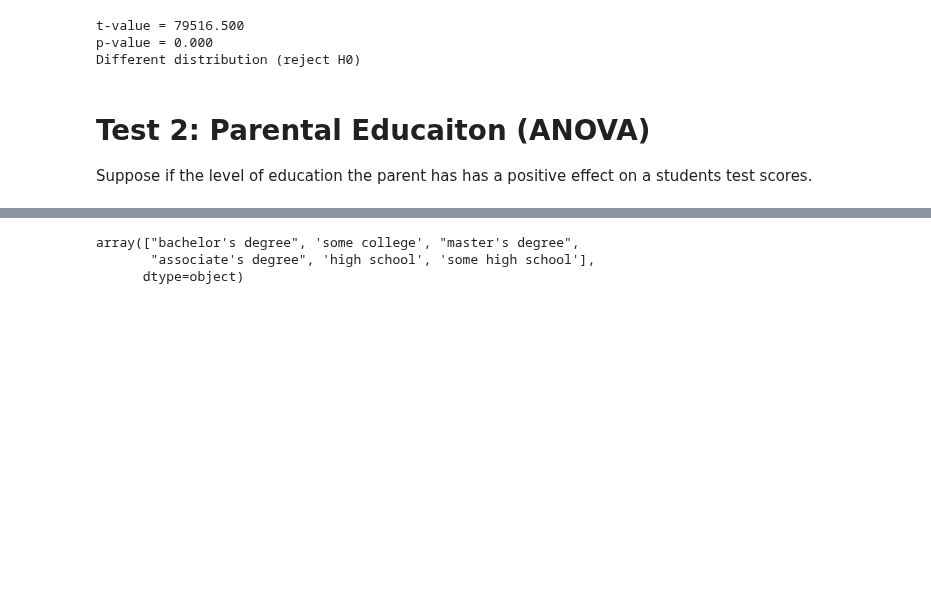
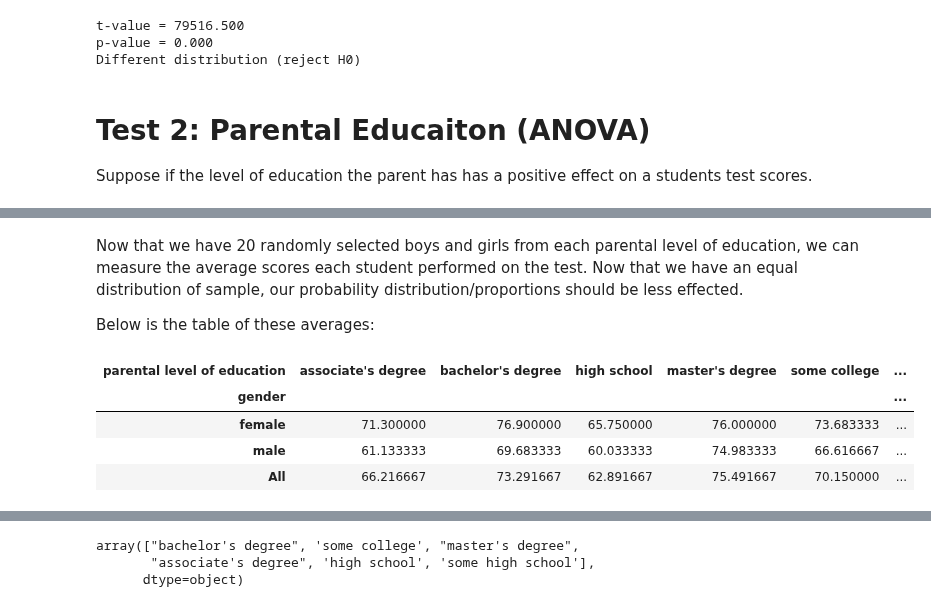
Before and after one commit to naivelogic/Machine_Learning_Notebooks, a Jupyter notebook: Data_Science/(dev) Students Performance in Exams.ipynb, the cells around one changed output, grey strips where cells are left out. Saved outputs shown, nothing was run; the diff lists cells and outputs as text; code cells hidden in the pictures; blank space fills up the shorter version.

```diff
--- a/Data_Science/(dev) Students Performance in Exams.ipynb
+++ b/Data_Science/(dev) Students Performance in Exams.ipynb
@@ -280,0 +328,13 @@ sns.boxplot(x="parental level of education", y="average_score",
+# %% [markdown]
+Now that we have 20 randomly selected boys and girls from each parental level of education, we can measure the average scores each student performed on the test. Now that we have an equal distribution of sample, our probability distribution/proportions should be less effected.
+
+Below is the table of these averages:
+# %%
+pd.crosstab(parents_df.gender, parents_df['parental level of education'], margins= True,
+                                  values=parents_df.average_score, aggfunc='mean')
+# %% [output]
+| parental level of education | associate's degree | bachelor's degree | high school | master's degree | some college | ... |
+| gender |  |  |  |  |  | ... |
+| female | 71.300000 | 76.900000 | 65.750000 | 76.000000 | 73.683333 | ... |
+| male | 61.133333 | 69.683333 | 60.033333 | 74.983333 | 66.616667 | ... |
+| All | 66.216667 | 73.291667 | 62.891667 | 75.491667 | 70.150000 | ... |
```
Also changed, not shown: parts of 20 cells of this notebook.
